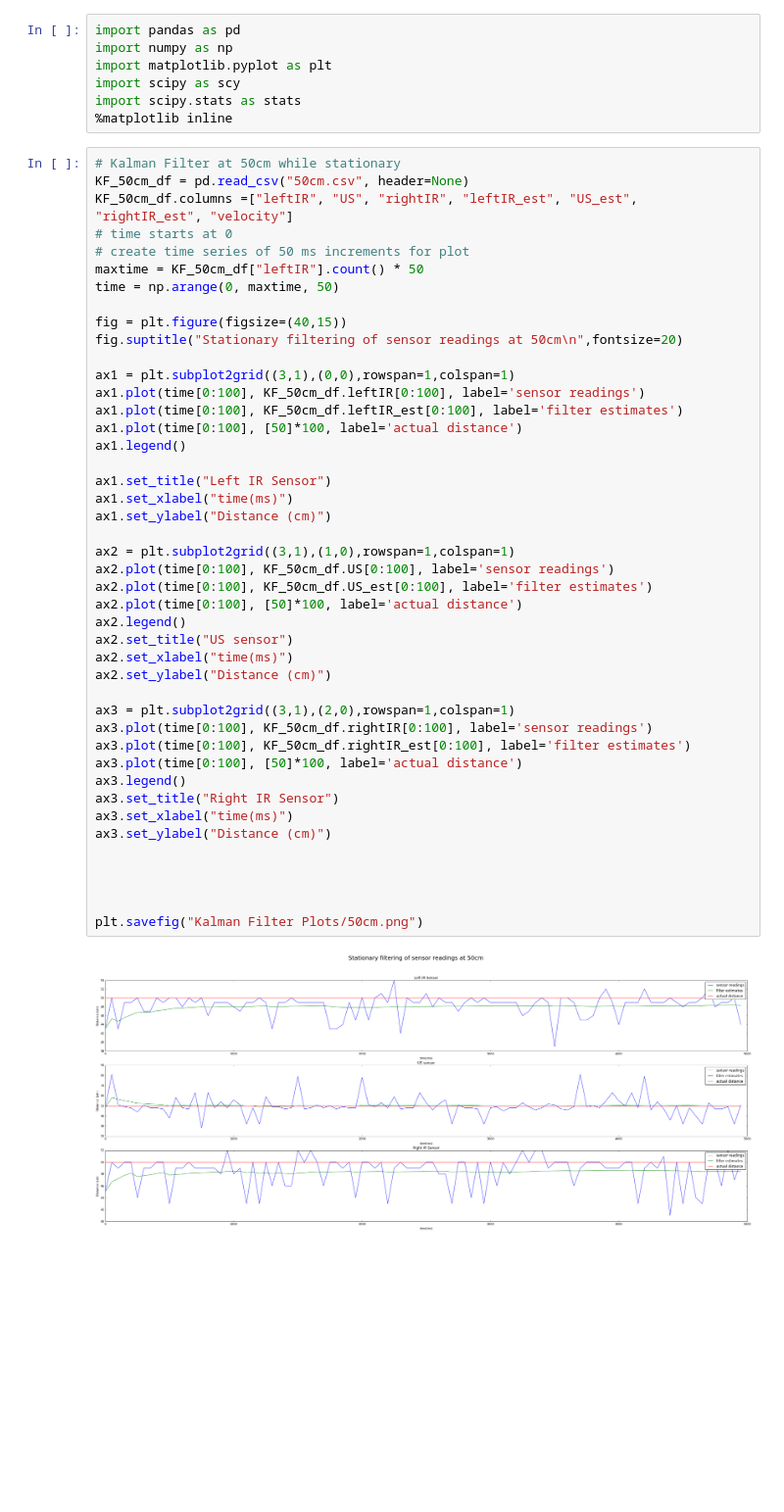
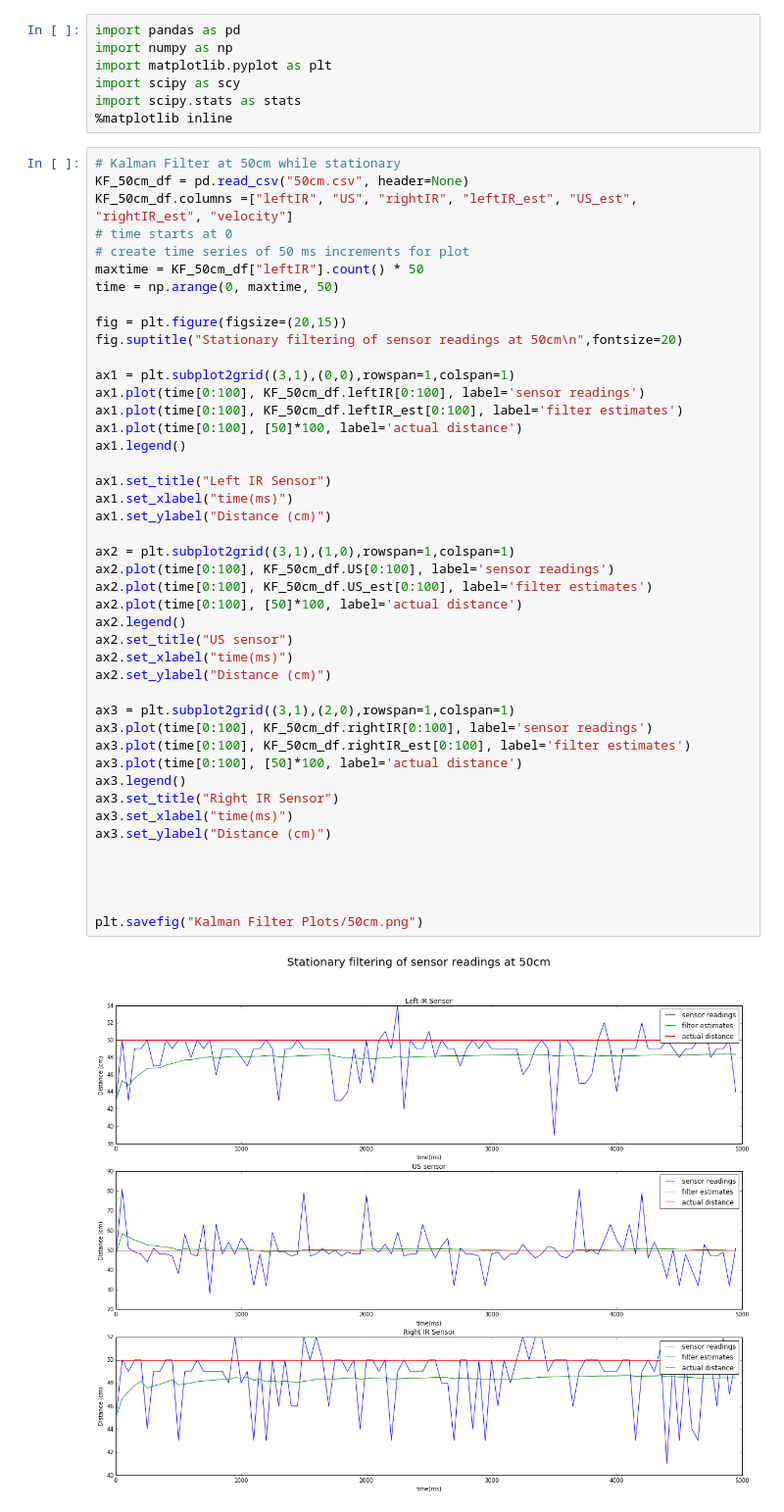
Before and after one commit to a-pradhan/SensorOutputAnalysis, a Jupyter notebook: Kalman Filter Analysis.ipynb, the cells around one changed output. Shown at 98% size. Cells and saved outputs as stored; diff of their text form; blank space fills up the shorter version.

```diff
--- a/Kalman Filter Analysis.ipynb
+++ b/Kalman Filter Analysis.ipynb
@@ -21,7 +21,7 @@ KF_50cm_df.columns =["leftIR", "US", "rightIR", "leftIR_est", "US_est", "rightIR
 maxtime = KF_50cm_df["leftIR"].count() * 50
 time = np.arange(0, maxtime, 50)
 
-fig = plt.figure(figsize=(40,15))
+fig = plt.figure(figsize=(20,15))
 fig.suptitle("Stationary filtering of sensor readings at 50cm\n",fontsize=20)
 
 ax1 = plt.subplot2grid((3,1),(0,0),rowspan=1,colspan=1)
@@ -30,34 +30,34 @@ ax1.plot(time[0:100], KF_50cm_df.leftIR_est[0:100], label='filter estimates')
 ax1.plot(time[0:100], [50]*100, label='actual distance')
 ax1.legend()
 
 ax1.set_title("Left IR Sensor")
 ax1.set_xlabel("time(ms)")
 ax1.set_ylabel("Distance (cm)")
 
 ax2 = plt.subplot2grid((3,1),(1,0),rowspan=1,colspan=1)
 ax2.plot(time[0:100], KF_50cm_df.US[0:100], label='sensor readings')
 ax2.plot(time[0:100], KF_50cm_df.US_est[0:100], label='filter estimates')
 ax2.plot(time[0:100], [50]*100, label='actual distance')
 ax2.legend()
 ax2.set_title("US sensor")
 ax2.set_xlabel("time(ms)")
 ax2.set_ylabel("Distance (cm)")
 
 ax3 = plt.subplot2grid((3,1),(2,0),rowspan=1,colspan=1)
 ax3.plot(time[0:100], KF_50cm_df.rightIR[0:100], label='sensor readings')
 ax3.plot(time[0:100], KF_50cm_df.rightIR_est[0:100], label='filter estimates')
 ax3.plot(time[0:100], [50]*100, label='actual distance')
 ax3.legend()
 ax3.set_title("Right IR Sensor")
 ax3.set_xlabel("time(ms)")
 ax3.set_ylabel("Distance (cm)")
 
 
 
 
 plt.savefig("Kalman Filter Plots/50cm.png")
 # %% [output]
-[figure, old version]
+[figure, new version]
 # %%
 # Kalman Filter at 100cm
 KF_100cm_df = pd.read_csv("100cm.csv", header=None)
```
Also changed, not shown: parts of 5 cells of this notebook, 11 other files.
